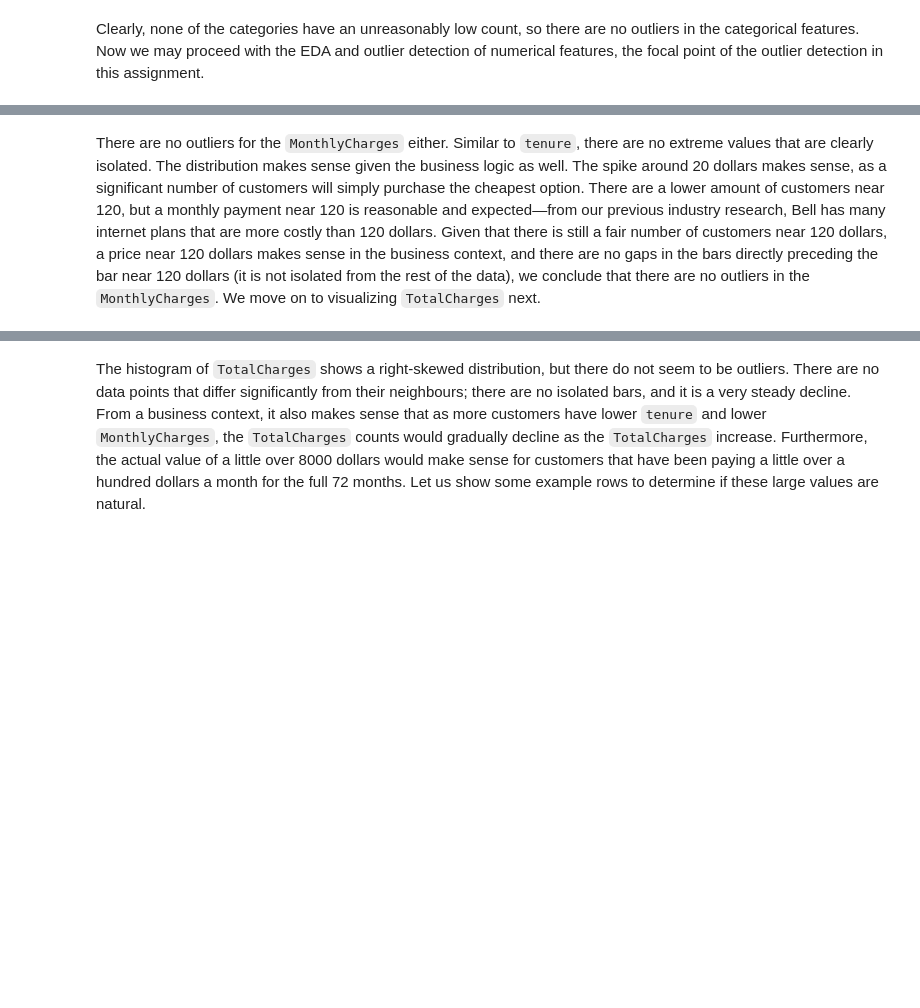
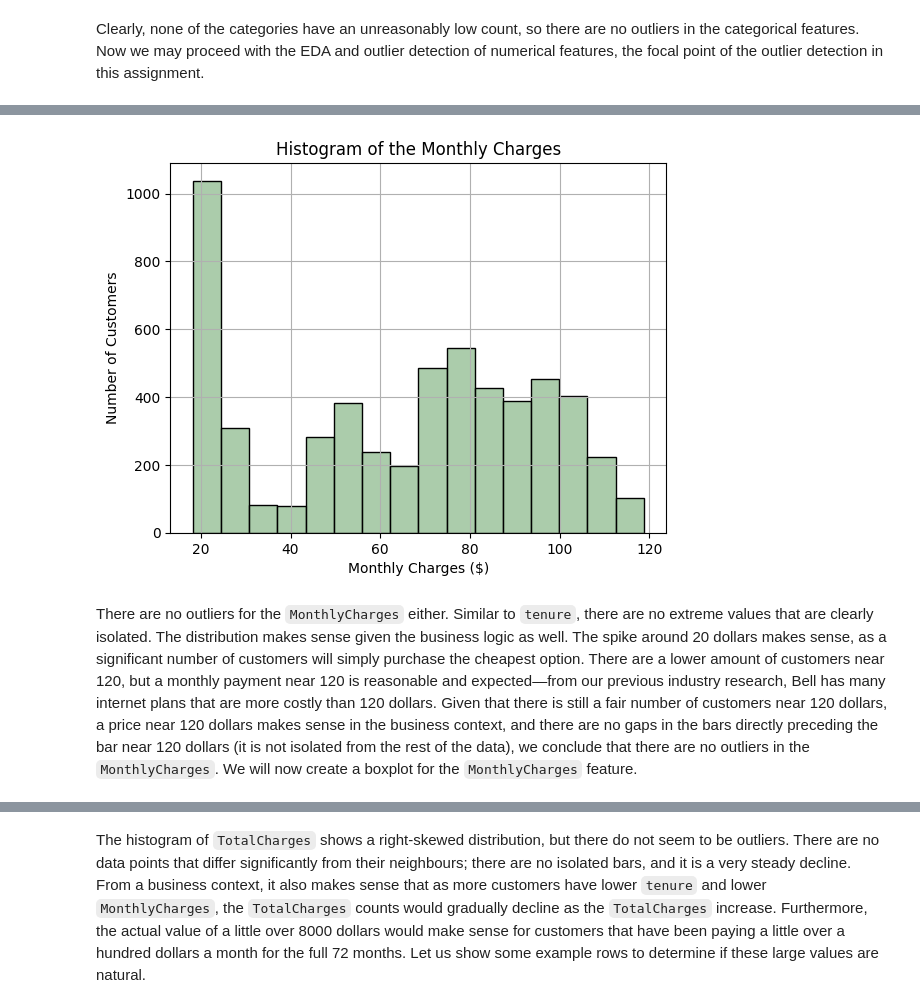
Before and after one commit to Natasa127/CSI4142-A3, a Jupyter notebook: Classification.ipynb, the cells around one changed output, grey strips where cells are left out. Drawn from its saved outputs; the diff is of its cells as text; code cells hidden in the pictures; blank space fills up the shorter version.

```diff
--- a/Classification.ipynb
+++ b/Classification.ipynb
@@ -887,22 +890,24 @@ We move on to visualizing `MonthlyCharges` next.
 # %%
 # Visualize the MonthlyCharges distribution
 
 # Use Freedman-Diaconis rule to determine number of bins
 x_axis = "MonthlyCharges"
-iqr = np.percentile(cleaned_telco_df[x_axis], 75) - np.percentile(cleaned_telco_df[x_axis], 25)
-bin_width = 2 * iqr / (len(cleaned_telco_df[x_axis]) ** (1/3))
-num_bins = int((cleaned_telco_df[x_axis].max() - cleaned_telco_df[x_axis].min()) / bin_width)
+iqr = np.percentile(train_telco_df[x_axis], 75) - np.percentile(train_telco_df[x_axis], 25)
+bin_width = 2 * iqr / (len(train_telco_df[x_axis]) ** (1/3))
+num_bins = int((train_telco_df[x_axis].max() - train_telco_df[x_axis].min()) / bin_width)
 
 # Create the histogram of MonthlyCharges
-sns.histplot(data=cleaned_telco_df, x=x_axis, bins=num_bins, color="darkseagreen")
+sns.histplot(data=train_telco_df, x=x_axis, bins=num_bins, color="darkseagreen")
 
 # Label the histogram
 plt.xlabel("Monthly Charges ($)")
 plt.ylabel('Number of Customers')
 plt.title('Histogram of the Monthly Charges')
 plt.grid()
 
 # Display plot
 plt.show()
+# %% [output]
+[figure, added]
 # %% [markdown]
-There are no outliers for the `MonthlyCharges` either. Similar to `tenure`, there are no extreme values that are clearly isolated. The distribution makes sense given the business logic as well. The spike around 20 dollars makes sense, as a significant number of customers will simply purchase the cheapest option. There are a lower amount of customers near 120, but a monthly payment near 120 is reasonable and expected—from our previous industry research, Bell has many internet plans that are more costly than 120 dollars. Given that there is still a fair number of customers near 120 dollars, a price near 120 dollars makes sense in the business context, and there are no gaps in the bars directly preceding the bar near 120 dollars (it is not isolated from the rest of the data), we conclude that there are no outliers in the `MonthlyCharges`. We move on to visualizing `TotalCharges` next.
+There are no outliers for the `MonthlyCharges` either. Similar to `tenure`, there are no extreme values that are clearly isolated. The distribution makes sense given the business logic as well. The spike around 20 dollars makes sense, as a significant number of customers will simply purchase the cheapest option. There are a lower amount of customers near 120, but a monthly payment near 120 is reasonable and expected—from our previous industry research, Bell has many internet plans that are more costly than 120 dollars. Given that there is still a fair number of customers near 120 dollars, a price near 120 dollars makes sense in the business context, and there are no gaps in the bars directly preceding the bar near 120 dollars (it is not isolated from the rest of the data), we conclude that there are no outliers in the `MonthlyCharges`. We will now create a boxplot for the `MonthlyCharges` feature.
```
Also changed, not shown: parts of 19 cells of this notebook.
